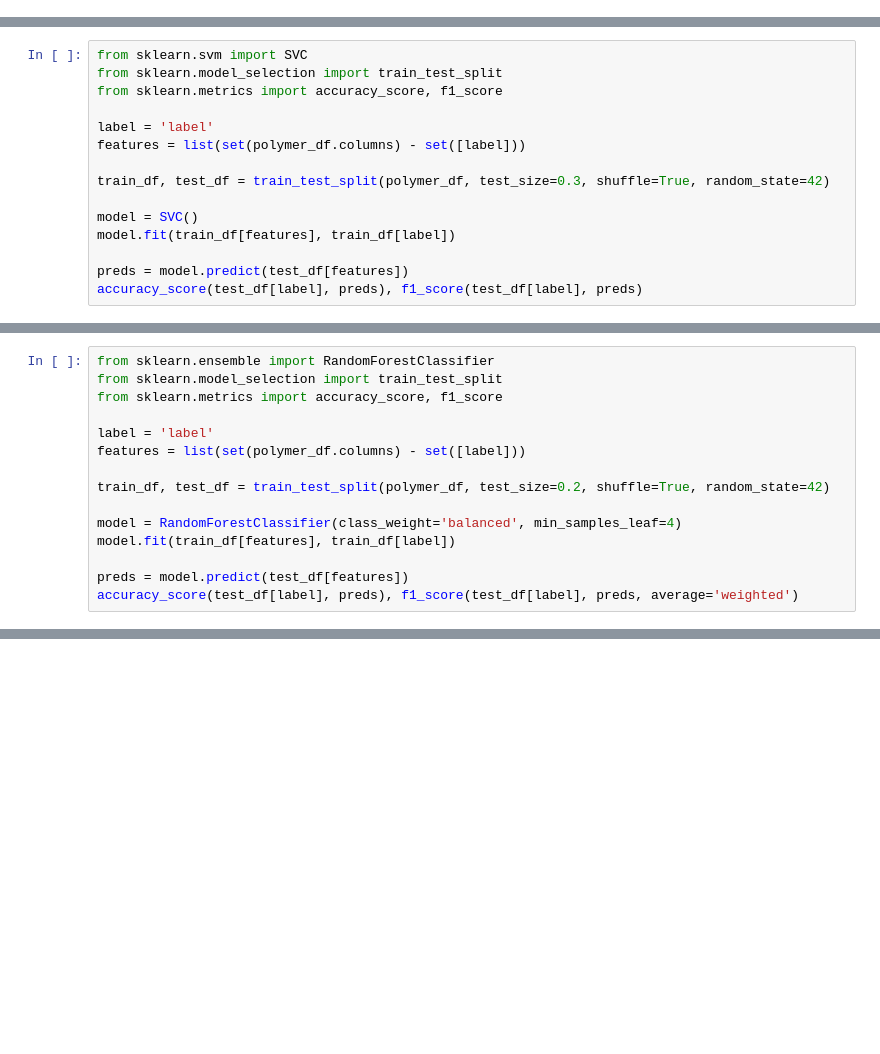
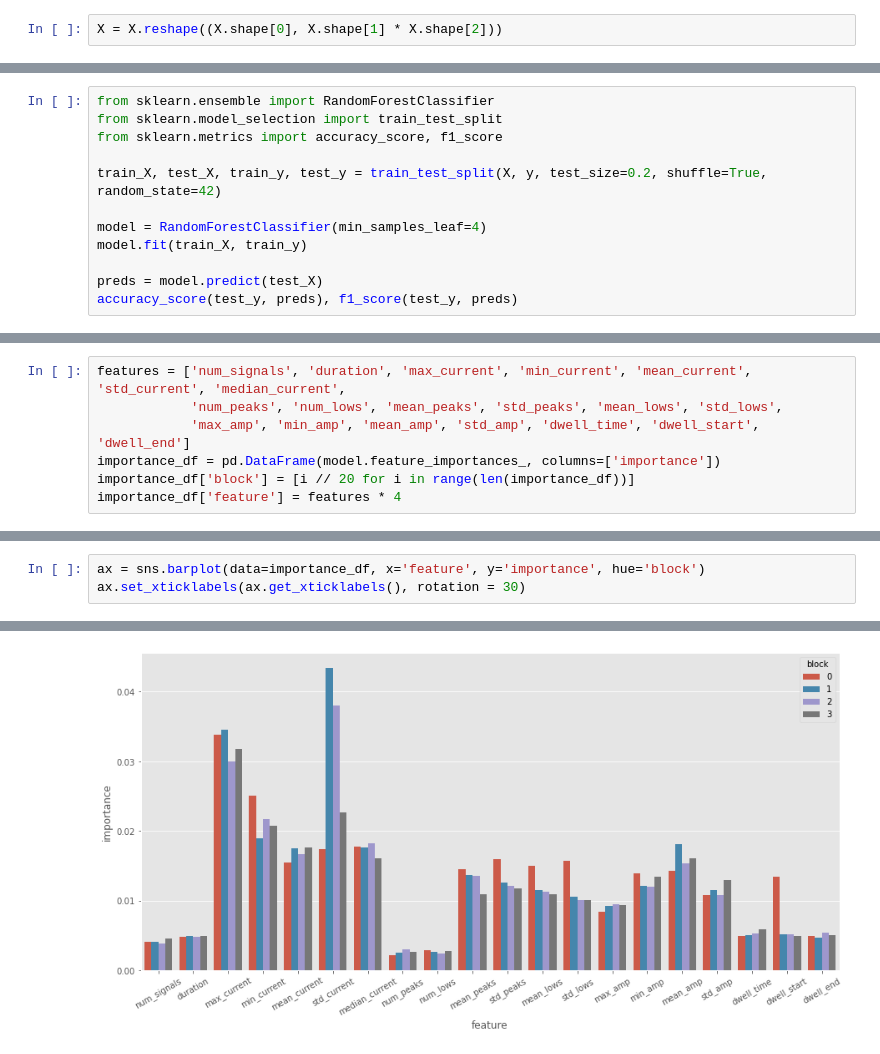
Before and after one commit to HaroldBenoit/ml4science-polymers, a Jupyter notebook: mete/mete-ml.ipynb, the cells around one changed output, grey strips where cells are left out. Cells and saved outputs as stored; diff of their text form; blank space fills up the shorter version.

```diff
--- a/mete/mete-ml.ipynb
+++ b/mete/mete-ml.ipynb
@@ -42,0 +20,2 @@ polymer_df
+# %%
+X = X.reshape((X.shape[0], X.shape[1] * X.shape[2]))
@@ -43,16 +26,13 @@ polymer_df
 # %%
-from sklearn.svm import SVC
+from sklearn.ensemble import RandomForestClassifier
 from sklearn.model_selection import train_test_split
 from sklearn.metrics import accuracy_score, f1_score
 
-label = 'label'
-features = list(set(polymer_df.columns) - set([label]))
+train_X, test_X, train_y, test_y = train_test_split(X, y, test_size=0.2, shuffle=True, random_state=42)
 
-train_df, test_df = train_test_split(polymer_df, test_size=0.3, shuffle=True, random_state=42)
+model = RandomForestClassifier(min_samples_leaf=4)
+model.fit(train_X, train_y)
 
-model = SVC()
-model.fit(train_df[features], train_df[label])
-
-preds = model.predict(test_df[features])
-accuracy_score(test_df[label], preds), f1_score(test_df[label], preds)
+preds = model.predict(test_X)
+accuracy_score(test_y, preds), f1_score(test_y, preds)
 # %% [output]
@@ -60,15 +39,0 @@ ValueError: Target is multiclass but average='binary'. Please choose another ave
-# %%
-from sklearn.ensemble import RandomForestClassifier
-from sklearn.model_selection import train_test_split
-from sklearn.metrics import accuracy_score, f1_score
-
-label = 'label'
-features = list(set(polymer_df.columns) - set([label]))
-
-train_df, test_df = train_test_split(polymer_df, test_size=0.2, shuffle=True, random_state=42)
-
-model = RandomForestClassifier(class_weight='balanced', min_samples_leaf=4)
-model.fit(train_df[features], train_df[label])
-
-preds = model.predict(test_df[features])
-accuracy_score(test_df[label], preds), f1_score(test_df[label], preds, average='weighted')
@@ -81,0 +59,7 @@ accuracy_score(train_df[label], preds), f1_score(train_df[label], preds, average
+# %%
+features = ['num_signals', 'duration', 'max_current', 'min_current', 'mean_current', 'std_current', 'median_current',
+            'num_peaks', 'num_lows', 'mean_peaks', 'std_peaks', 'mean_lows', 'std_lows',
+            'max_amp', 'min_amp', 'mean_amp', 'std_amp', 'dwell_time', 'dwell_start', 'dwell_end']
+importance_df = pd.DataFrame(model.feature_importances_, columns=['importance'])
+importance_df['block'] = [i // 20 for i in range(len(importance_df))]
+importance_df['feature'] = features * 4
@@ -81,0 +82,4 @@ accuracy_score(train_df[label], preds), f1_score(train_df[label], preds, average
+# %%
+ax = sns.barplot(data=importance_df, x='feature', y='importance', hue='block')
+ax.set_xticklabels(ax.get_xticklabels(), rotation = 30)
+# %% [output]
@@ -81,0 +106 @@ accuracy_score(train_df[label], preds), f1_score(train_df[label], preds, average
+[figure, added]
```
Also changed, not shown: parts of 13 cells of this notebook, 4 other files.
